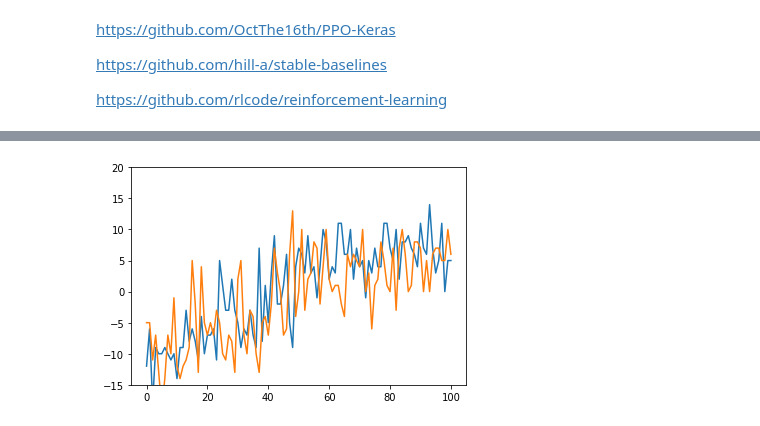
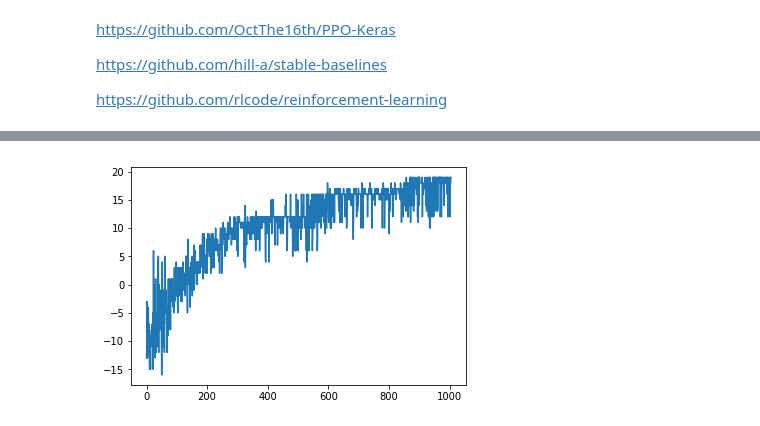
Before and after one commit to nathanmargaglio/Proximal-Policy-Optimization, a Jupyter notebook: Custom PPO.ipynb, the cells around one changed output, grey strips where cells are left out. Drawn from its saved outputs; the diff is of its cells as text; code cells hidden in the pictures.

```diff
--- a/Custom PPO.ipynb
+++ b/Custom PPO.ipynb
@@ -234,12 +239,17 @@ batch_size = 64
 gamma = 0.99
 epochs = 10
 train_on_batch = False
+episode = 0
+episodes = 1001
+
+DUMMY_ACTION, DUMMY_VALUE = np.zeros((1, env.n_actions)), np.zeros((1, 1))
 
 observation = env.reset()
 sampled_rewards = []
+reward_history = []
 
 # Collect a batch of samples
-for episode in range(1001):
+while episode < episodes:
     #state = np.reshape(state, (1, env.n_obs))
 
     batch = {
@@ -268,36 +278,46 @@ for episode in range(1001):
         observation = next_observation
 
         if done:
+            reward_data = np.sum(sampled_rewards)
+            reward_history.append(reward_data)
             for j in range(len(sampled_rewards) - 2, -1, -1):
                 sampled_rewards[j] += sampled_rewards[j + 1] * gamma
 
-            if episode % log_interval == 0:
+            if episode % log_interval != 0:
                 # Append Temp Batch to Master Batch
                 for i in range(len(tmp_batch['observation'])):
                     obs = tmp_batch['observation'][i]
                     act = tmp_batch['action_vector'][i]
-                    prob = tmp_batch['probibility'][i]
+                    prob = tmp_batch['probability'][i]
                     r = sampled_rewards[i]
 
                     batch['observation'].append(obs)
                     batch['action_vector'].append(act)
-                    batch['probibility'].append(prob)
+                    batch['probability'].append(prob)
                     batch['reward'].append(r)
 
-                # Log and Plot
-                print('Episode', episode)
-                env.render()
+            x_data, target_data, agent_data = env.get_render_data()
+            observation = env.reset()
 
-                observation = env.reset()
-                rewards = []
+            tmp_batch = {
+                'observation': [],
+                'action_vector': [],
+                'probability': []
+            }
+            sampled_rewards = []
+            episode += 1
 
     observations = np.array(batch['observation'])
-    actions = np.array(batch['action_vecor'])
+    actions = np.array(batch['action_vector'])
     probabilities = np.array(batch['probability'])
     rewards = np.array(batch['reward'])
-
-    probabilities = np.reshape(probabilities, (probabilities.shape[0], probabilities.shape[2]))
     rewards = np.reshape(rewards, (len(batch['reward']), 1))
 
     agent.train_batch(observations, actions, probabilities, rewards)
+
+    print('Episode:', episode)
+    print('Reward :', reward_data)
+    plt.plot(x_data, target_data, '.')
+    plt.plot(x_data, agent_data, '.')
+    plt.show()
 # %% [output]
@@ -305,7 +343,5 @@ ValueError: Error when checking model input: the list of Numpy arrays that you a
 # %%
-plt.plot(old_rewards)
-plt.plot(new_rewards)
-plt.ylim((-15, 20))
+plt.plot(reward_history)
 plt.show()
 # %% [output]
-[figure, old version]
+[figure, new version]
```
Also changed, not shown: parts of 4 cells of this notebook.
